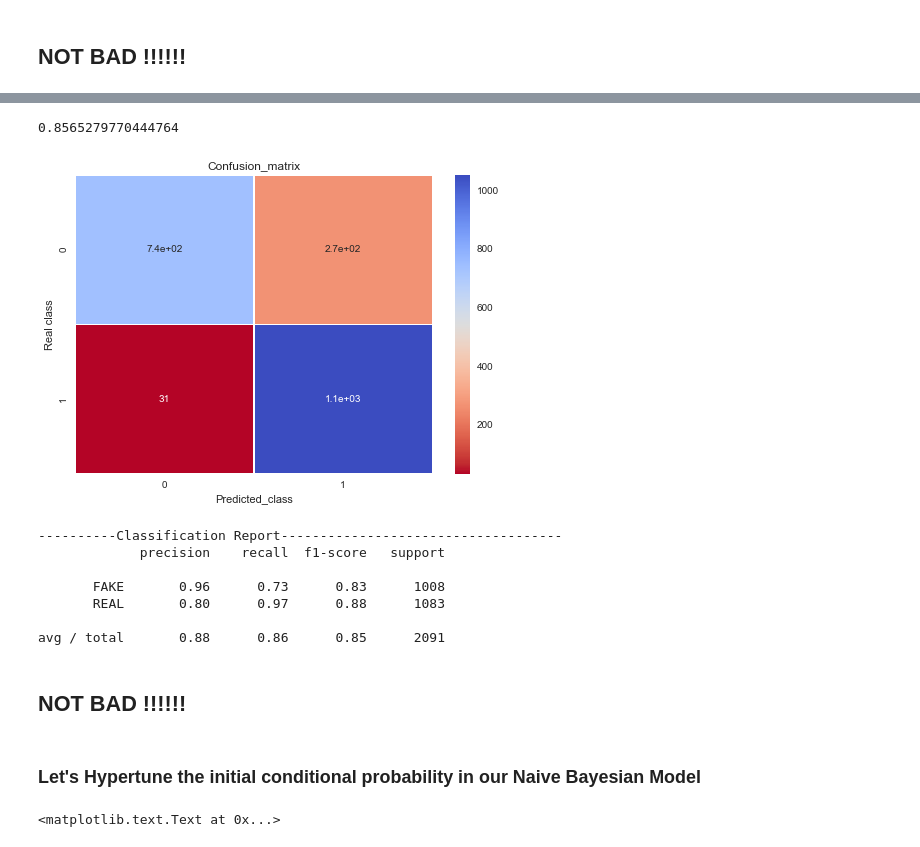
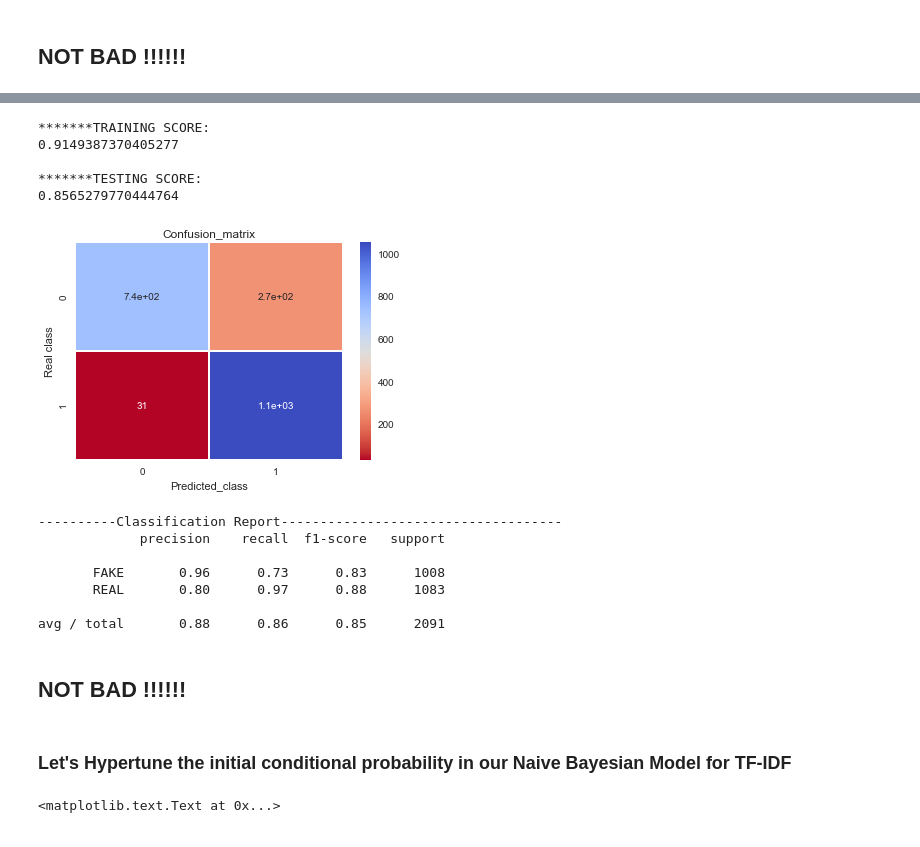
Before and after one commit to jamillan/fake_news_classifier, a Jupyter notebook: fake_news_classifier.ipynb, the cells around one changed output, grey strips where cells are left out. Cells and saved outputs as stored; diff of their text form; code cells hidden in the pictures.

```diff
--- a/fake_news_classifier.ipynb
+++ b/fake_news_classifier.ipynb
@@ -154,32 +181,51 @@ avg / total       0.89      0.89      0.89      2091
 # %%
 
 # Create a Multinomial Naive Bayes classifier: nb_classifier
 nb_classifier_tf = MultinomialNB()
 
 # Fit the classifier to the training data
 nb_classifier_tf.fit(tfidf_train,y_train)
 
 # Create the predicted tags: pred
 pred = nb_classifier_tf.predict(tfidf_test)
 
+
+
+pred_tr = nb_classifier_tf.predict(tfidf_train)
 # Calculate the accuracy score: score
 score = metrics.accuracy_score(y_test,pred)
+score_tr = metrics.accuracy_score(y_train,pred_tr)
+
+
+
+
+print('*******TRAINING SCORE:')
+print(score_tr)
+print('')
+print('*******TESTING SCORE:')
 print(score)
+print('')
+
+
 
 # Calculate the confusion matrix: cm
 cm = metrics.confusion_matrix(y_test,pred,labels=['FAKE','REAL'])
 
 
 sns.heatmap(cm,cmap="coolwarm_r",annot=True,linewidths=0.5)
 plt.title("Confusion_matrix")
 plt.xlabel("Predicted_class")
 plt.ylabel("Real class")
 plt.show()
 print("\n----------Classification Report------------------------------------")
 print(classification_report(y_test,pred))
 # %% [output]
+*******TRAINING SCORE:
+0.9149387370405277
+
+*******TESTING SCORE:
 0.8565279770444764
-[figure, old version]
+[figure, new version]
 ----------Classification Report------------------------------------
              precision    recall  f1-score   support
 
@@ -190,7 +236,7 @@ avg / total       0.88      0.86      0.85      2091
 # %% [markdown]
 ## NOT BAD !!!!!!
 # %% [markdown]
-### Let's Hypertune the initial conditional probability in our Naive Bayesian Model
+### Let's Hypertune the initial conditional probability in our Naive Bayesian Model for TF-IDF
 # %%
 # Create the list of alphas: alphas
 alphas = np.arange(0,1,0.1)
```
Also changed, not shown: parts of 11 cells of this notebook.
